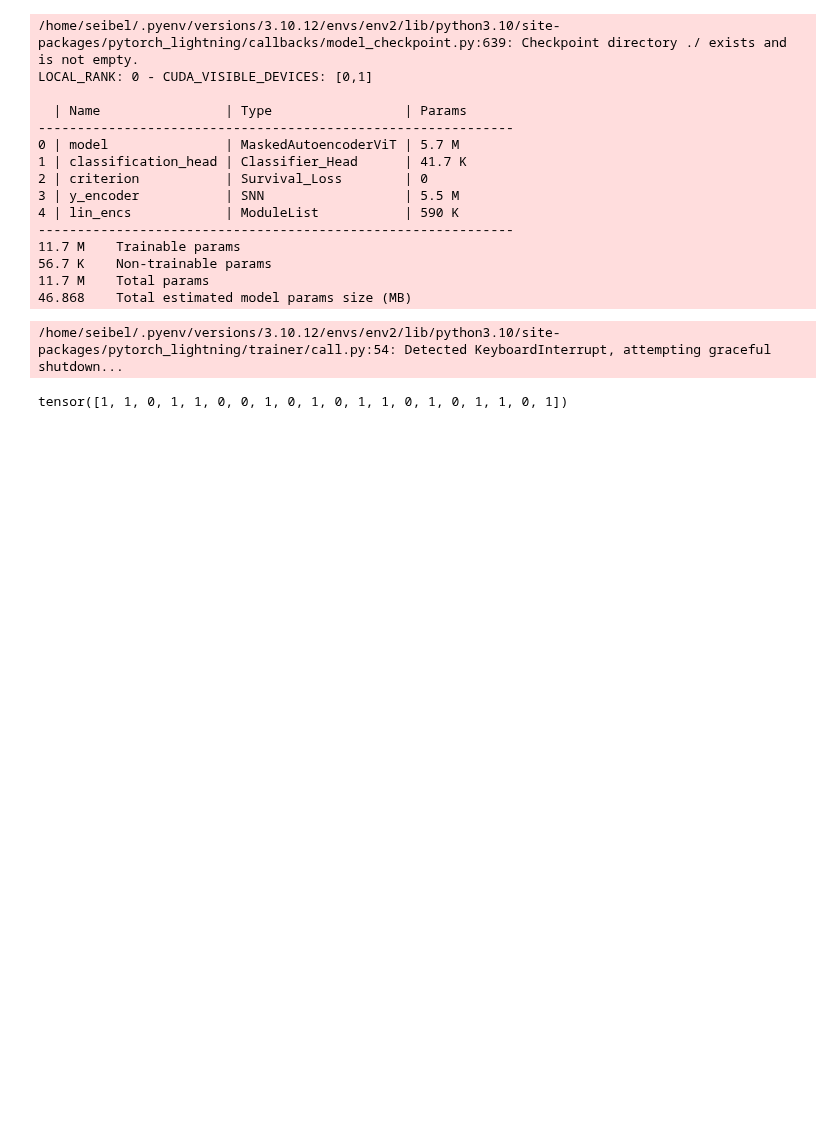
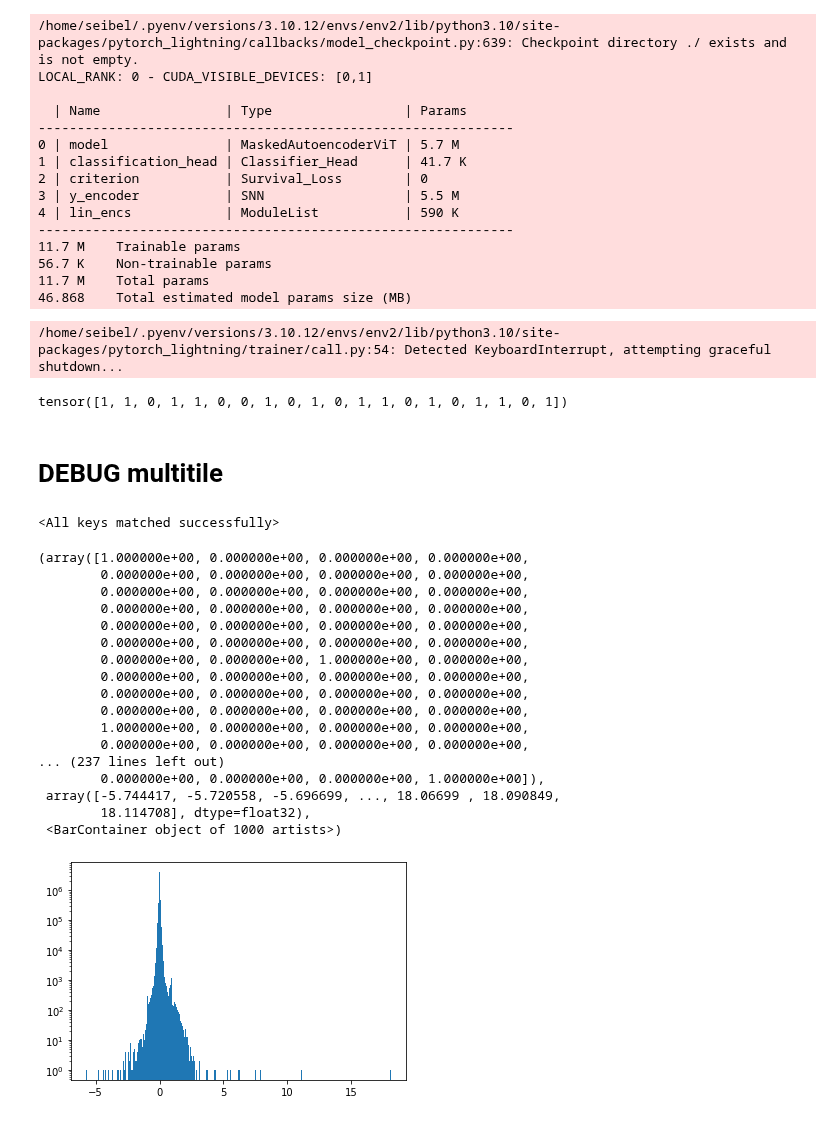
Before and after one commit to SeibelT/multimodal_survival_prediction, a Jupyter notebook: Playground.ipynb, the cells around one changed output. Cells and saved outputs as stored; diff of their text form; code cells hidden in the pictures; blank space fills up the shorter version.

```diff
--- a/Playground.ipynb
+++ b/Playground.ipynb
@@ -1959,3 +1959,42 @@ stratification = risk_group if risk_group is not None else risk>=threshold
 stratification
 # %% [output]
 tensor([1, 1, 0, 1, 1, 0, 0, 1, 0, 1, 0, 1, 1, 0, 1, 0, 1, 1, 0, 1])
+# %% [markdown]
+# DEBUG multitile
+# %%
+from models.Encoder_Models import MultiSupViTSurv
+import torch
+
+f = "/home/seibel/maetiny_ft100eps_brca_histo_gen_multitile/epoch=14-step=54270.ckpt"
+model = MultiSupViTSurv(lr=0.01,nbins=4,n_neighbours=3,alpha=0.25,aggregation_func="Mean_Aggregation",)
+model.load_state_dict(torch.load(f)["state_dict"])
+# %% [output]
+<All keys matched successfully>
+# %%
+s = []
+for name,parameter in model.named_parameters():
+    if  True:#parameter.isnan().any():
+        s.append(parameter.flatten())
+s = torch.cat(s)
+# %%
+import matplotlib.pyplot as plt
+plt.hist(s.detach().numpy(),bins = 1000,log=True)
+# %% [output]
+(array([1.000000e+00, 0.000000e+00, 0.000000e+00, 0.000000e+00,
+        0.000000e+00, 0.000000e+00, 0.000000e+00, 0.000000e+00,
+        0.000000e+00, 0.000000e+00, 0.000000e+00, 0.000000e+00,
+        0.000000e+00, 0.000000e+00, 0.000000e+00, 0.000000e+00,
+        0.000000e+00, 0.000000e+00, 0.000000e+00, 0.000000e+00,
+        0.000000e+00, 0.000000e+00, 0.000000e+00, 0.000000e+00,
+        0.000000e+00, 0.000000e+00, 1.000000e+00, 0.000000e+00,
+        0.000000e+00, 0.000000e+00, 0.000000e+00, 0.000000e+00,
+        0.000000e+00, 0.000000e+00, 0.000000e+00, 0.000000e+00,
+        0.000000e+00, 0.000000e+00, 0.000000e+00, 0.000000e+00,
+        1.000000e+00, 0.000000e+00, 0.000000e+00, 0.000000e+00,
+        0.000000e+00, 0.000000e+00, 0.000000e+00, 0.000000e+00,
+... (237 lines left out)
+        0.000000e+00, 0.000000e+00, 0.000000e+00, 1.000000e+00]),
+ array([-5.744417, -5.720558, -5.696699, ..., 18.06699 , 18.090849,
+        18.114708], dtype=float32),
+ <BarContainer object of 1000 artists>)
+[figure, added]
```
Also changed, not shown: parts of 2 cells of this notebook, 13 other files.
